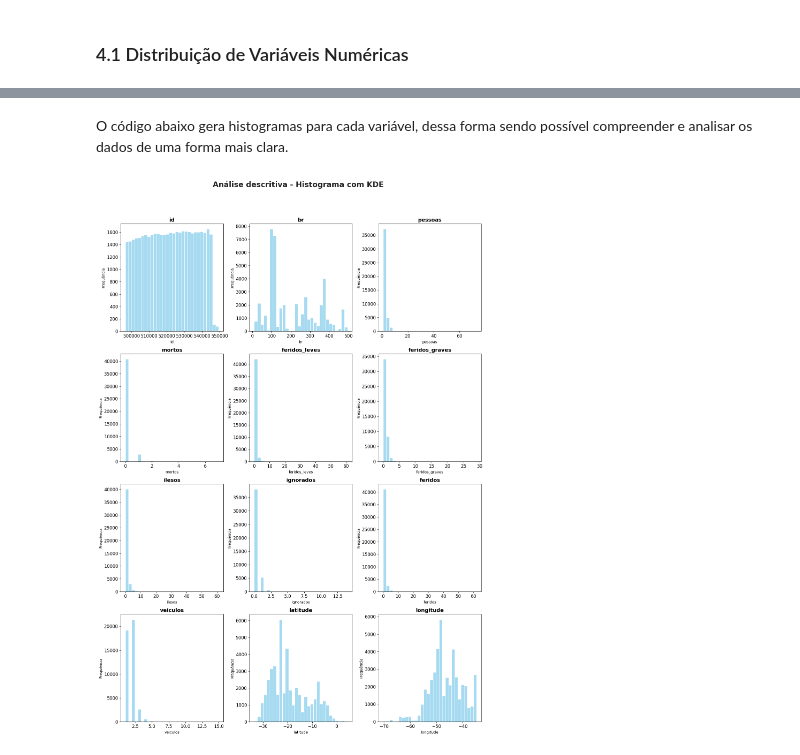
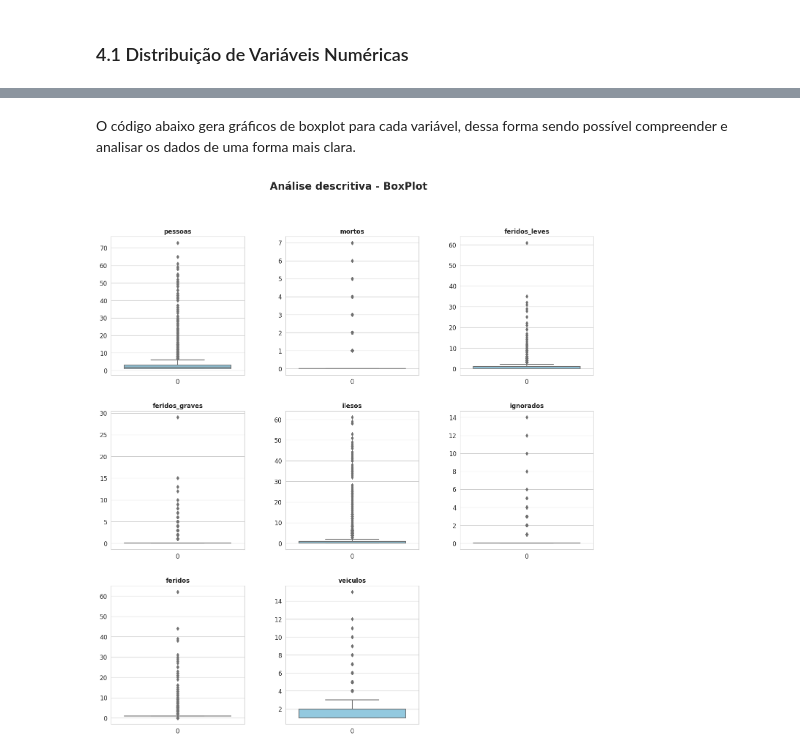
Before and after one commit to aloisiomartinez/analisePRF, a Jupyter notebook: AnálisePRF.ipynb, the cells around one changed output, grey strips where cells are left out. Cells and saved outputs as stored; diff of their text form; code cells hidden in the pictures.

```diff
--- a/AnálisePRF.ipynb
+++ b/AnálisePRF.ipynb
@@ -172,43 +225,37 @@ df_prf_2023.describe()
 # %% [markdown]
-O código abaixo gera histogramas  para cada variável, dessa forma sendo possível compreender e analisar os dados de uma forma mais clara.
+O código abaixo gera gráficos de boxplot  para cada variável, dessa forma sendo possível compreender e analisar os dados de uma forma mais clara.
 # %%
-def analise_var_num_hist(dataframe):
-    """
-    Plota histogramas corrigidos com a curva KDE (Kernel Density Estimation) para todas as variáveis numéricas
-    do dataframe fornecido em um painel com 3 gráficos por linha.
-
-    :param dataframe: DataFrame para o qual os histogramas serão gerados.
-    """
+def analise_var_boxplot(df):
     # Seleciona apenas colunas numéricas
-    numeric_columns = dataframe.select_dtypes(include=['float64', 'int64']).columns
+    numeric_columns = df.select_dtypes(include=['float64', 'int64']).columns
 
     # Define o número de linhas com base no número de colunas numéricas
     nrows = len(numeric_columns) // 3 + (len(numeric_columns) % 3 > 0)
 
     # Inicializa o painel de gráficos
     fig, axes = plt.subplots(nrows=nrows, ncols=3, figsize=(15, nrows * 5))
 
     # Ajusta o layout
-    plt.tight_layout(pad=4)
+    plt.tight_layout(pad=5)
 
     # Configura estilo e paleta de cores
     sns.set_style("whitegrid")
 
-    # Plota histogramas com KDE para cada coluna numérica
+    # Plota boxplots para cada coluna numérica
     for i, column in enumerate(numeric_columns):
-        sns.histplot(data=dataframe[column], ax=axes[i//3, i%3], color="skyblue", bins=30, kde=False)
-        axes[i//3, i%3].set_title(f'{column}', fontdict={'fontsize': 14, 'fontweight': 'bold'})
-        axes[i//3, i%3].set_ylabel('Frequência')
+        sns.boxplot(data=df[column], ax=axes[i//3, i%3], color="skyblue")
+        axes[i//3, i%3].set_title(f'{column}', fontdict={'fontsize': 12, 'fontweight': 'bold'})
+        axes[i//3, i%3].set_ylabel('')
         axes[i//3, i%3].tick_params(axis='both', which='major', labelsize=12)
 
     # Remove gráficos vazios (se houver)
     for j in range(i+1, nrows*3):
         fig.delaxes(axes.flatten()[j])
 
     # Adiciona título principal
-    fig.suptitle("Análise descritiva - Histograma com KDE", fontsize=20, fontweight='bold', y=1.05)
+    fig.suptitle("Análise descritiva - BoxPlot", fontsize=20, fontweight='bold', y=1.05)
 
-# Plotando os histogramas com KDE corrigidos em um painel usando a função definida
-analise_var_num_hist(df_prf_2023)
+# Plotando os boxplots estilizados com títulos simplificados usando a função definida
+analise_var_boxplot(df_prf_2023[['pessoas', 'mortos', 'feridos_leves', 'feridos_graves', 'ilesos', 'ignorados', 'feridos', 'veiculos']])
 # %% [output]
-[figure, old version]
+[figure, new version]
```
Also changed, not shown: parts of 16 cells of this notebook, 2 other files.
